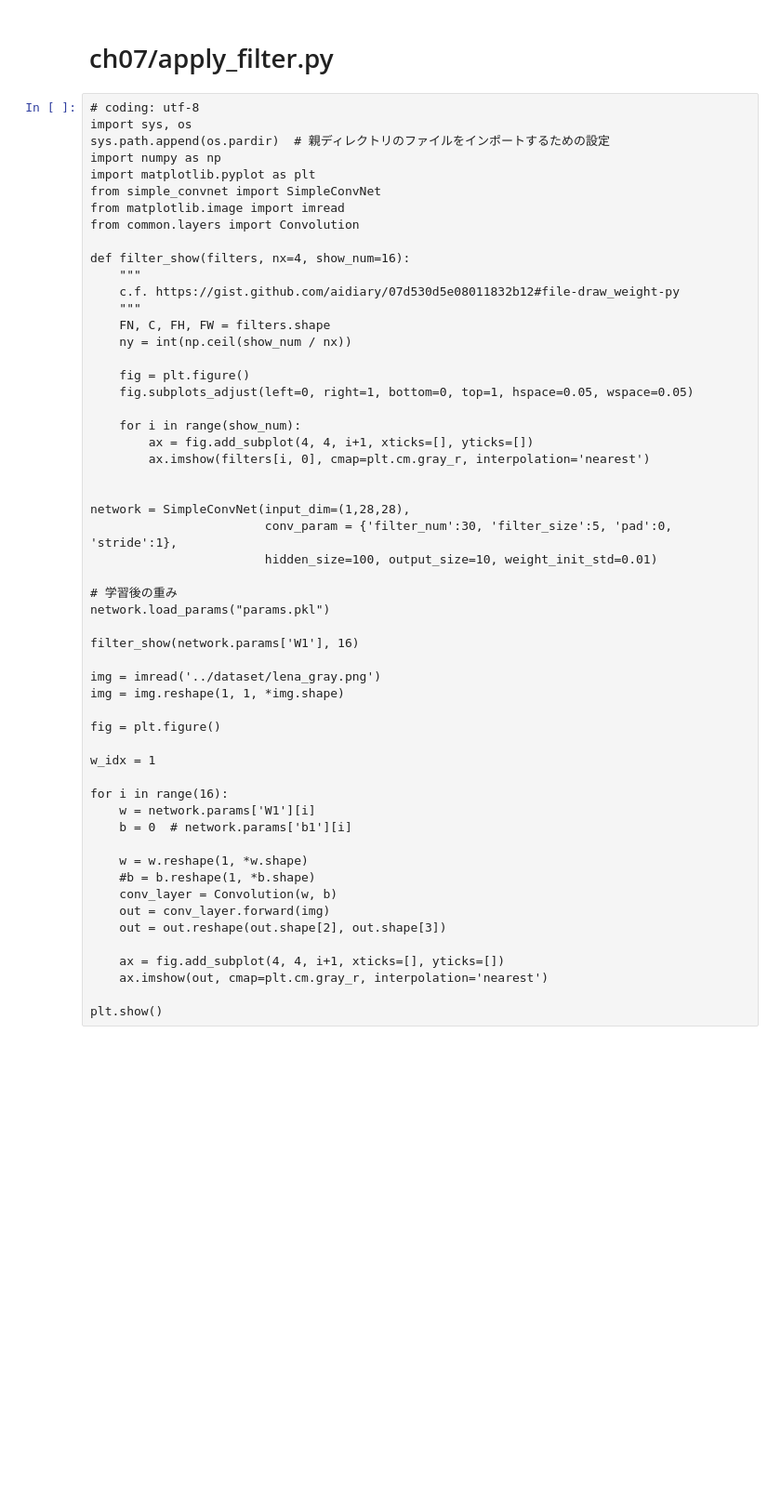
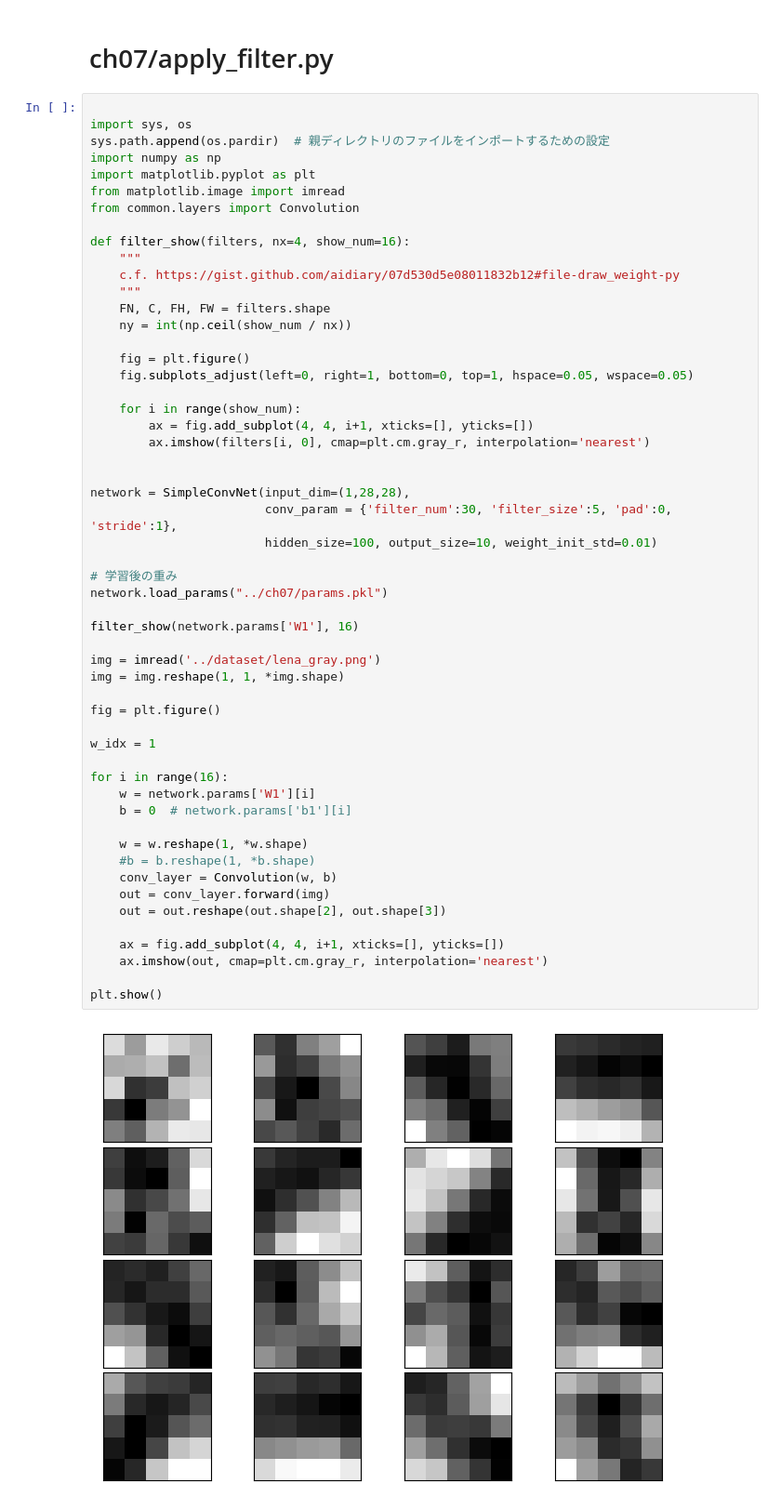
Before and after one commit to oreilly-japan/deep-learning-from-scratch, a Jupyter notebook: notebooks/ch07.ipynb, the cells around one changed output. Shown at 93% size. Saved outputs shown, nothing was run; the diff lists cells and outputs as text; blank space fills up the shorter version.

```diff
--- a/notebooks/ch07.ipynb
+++ b/notebooks/ch07.ipynb
@@ -1,12 +281,11 @@
 # %% [markdown]
 # ch07/apply_filter.py
 # %%
-# coding: utf-8
+
 import sys, os
 sys.path.append(os.pardir)  # 親ディレクトリのファイルをインポートするための設定
 import numpy as np
 import matplotlib.pyplot as plt
-from simple_convnet import SimpleConvNet
 from matplotlib.image import imread
 from common.layers import Convolution
 
@@ -27,31 +306,33 @@ def filter_show(filters, nx=4, show_num=16):
 
 network = SimpleConvNet(input_dim=(1,28,28),
                         conv_param = {'filter_num':30, 'filter_size':5, 'pad':0, 'stride':1},
                         hidden_size=100, output_size=10, weight_init_std=0.01)
 
 # 学習後の重み
-network.load_params("params.pkl")
+network.load_params("../ch07/params.pkl")
 
 filter_show(network.params['W1'], 16)
 
 img = imread('../dataset/lena_gray.png')
 img = img.reshape(1, 1, *img.shape)
 
 fig = plt.figure()
 
 w_idx = 1
 
 for i in range(16):
     w = network.params['W1'][i]
     b = 0  # network.params['b1'][i]
 
     w = w.reshape(1, *w.shape)
     #b = b.reshape(1, *b.shape)
     conv_layer = Convolution(w, b)
     out = conv_layer.forward(img)
     out = out.reshape(out.shape[2], out.shape[3])
 
     ax = fig.add_subplot(4, 4, i+1, xticks=[], yticks=[])
     ax.imshow(out, cmap=plt.cm.gray_r, interpolation='nearest')
 
 plt.show()
+# %% [output]
+[figure, added]
```
Also changed, not shown: parts of 17 cells of this notebook, 14 other files.
